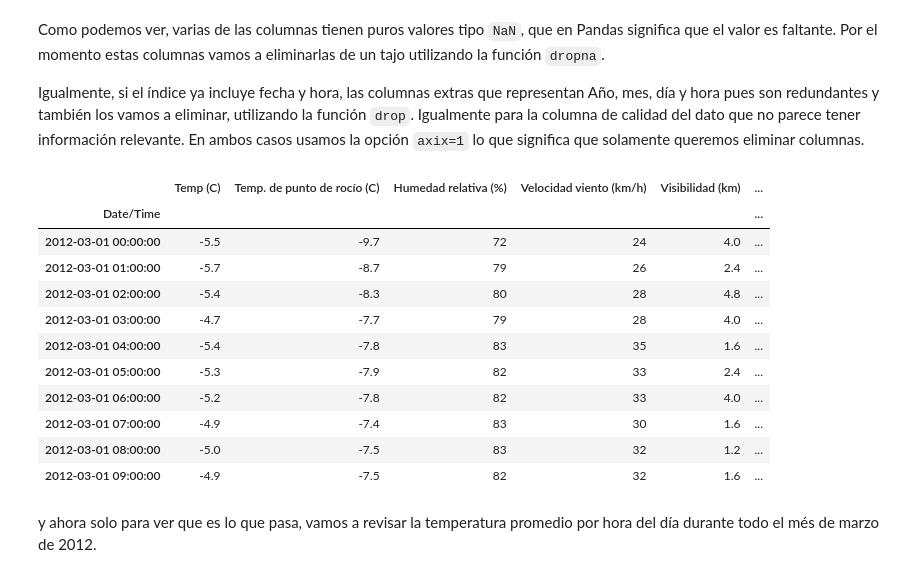
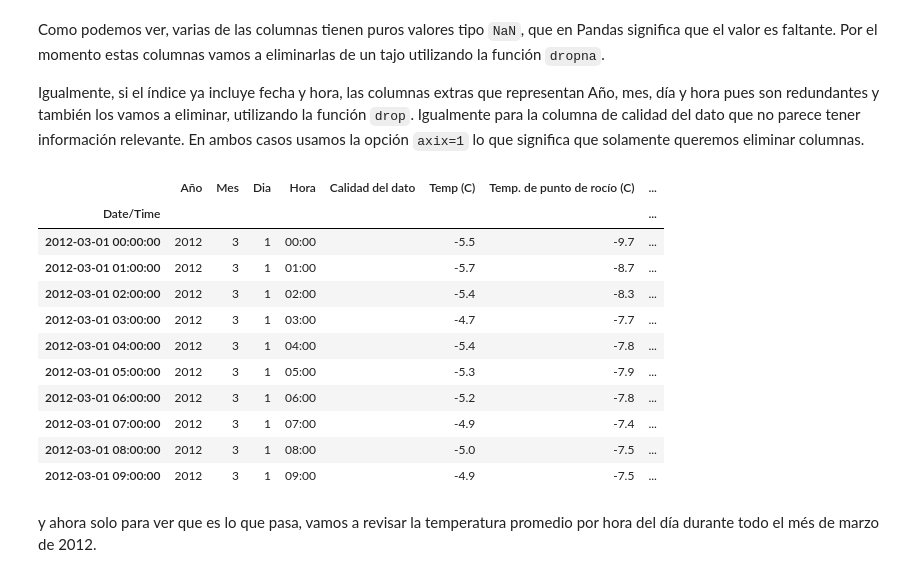
Before and after one commit to cursoRdP-unison/pandas, a Jupyter notebook: intro_pandas.ipynb, the cells around one changed output. Drawn from its saved outputs; the diff is of its cells as text; code cells hidden in the pictures.

```diff
--- a/intro_pandas.ipynb
+++ b/intro_pandas.ipynb
@@ -361,23 +390,38 @@ clima_mar2012.describe()
 Como podemos ver, varias de las columnas tienen puros valores tipo `NaN`, que en Pandas significa que el valor es faltante. Por el momento estas columnas vamos a eliminarlas de un tajo utilizando la función `dropna`.
 
 Igualmente, si el índice ya incluye fecha y hora, las columnas extras que representan Año, mes, día y hora pues son redundantes y también los vamos a eliminar, utilizando la función `drop`. Igualmente para la columna de calidad del dato que no parece tener información relevante. En ambos casos usamos la opción `axix=1` lo que significa que solamente queremos eliminar columnas.
-# %%
-clima_mar2012 = clima_mar2012.dropna(axis=1, how='any')
-clima_mar2012 = clima_mar2012.drop([u'Año', u'Mes', u'Dia', u'Hora', u'Calidad del dato'], axis=1)
-clima_mar2012.head(10)
-# %% [output]
-|  | Temp (C) | Temp. de punto de rocío (C) | Humedad relativa (%) | Velocidad viento (km/h) | Visibilidad (km) | ... |
-| Date/Time |  |  |  |  |  | ... |
-| 2012-03-01 00:00:00 | -5.5 | -9.7 | 72 | 24 | 4.0 | ... |
-| 2012-03-01 01:00:00 | -5.7 | -8.7 | 79 | 26 | 2.4 | ... |
-| 2012-03-01 02:00:00 | -5.4 | -8.3 | 80 | 28 | 4.8 | ... |
-| 2012-03-01 03:00:00 | -4.7 | -7.7 | 79 | 28 | 4.0 | ... |
-| 2012-03-01 04:00:00 | -5.4 | -7.8 | 83 | 35 | 1.6 | ... |
-| 2012-03-01 05:00:00 | -5.3 | -7.9 | 82 | 33 | 2.4 | ... |
-| 2012-03-01 06:00:00 | -5.2 | -7.8 | 82 | 33 | 4.0 | ... |
-| 2012-03-01 07:00:00 | -4.9 | -7.4 | 83 | 30 | 1.6 | ... |
-| 2012-03-01 08:00:00 | -5.0 | -7.5 | 83 | 32 | 1.2 | ... |
-| 2012-03-01 09:00:00 | -4.9 | -7.5 | 82 | 32 | 1.6 | ... |
+# %%
+clima_mar2012 = clima_mar2012.dropna(axis=1, how='any')
+#clima_mar2012 = clima_mar2012.drop([u'Temp. de punto de rocío (C)', u'Presión ambiental (kPa)',u'Año', u'Mes', u'Dia', u'Hora', u'Calidad del dato', u'Temp (C)',u'Visibilidad (km)', u'Clima'], axis=1)
+clima_mar2012_viento_humedad=clima_mar2012.dropna(axis=1, how='any')
+clima_mar2012_viento_humedad=clima_mar2012.drop([u'Temp. de punto de rocío (C)', u'Presión ambiental (kPa)',u'Año', u'Mes', u'Dia', u'Hora', u'Calidad del dato', u'Temp (C)',u'Visibilidad (km)', u'Clima'], axis=1)
+#clima_mar2012=clima_mar2012.drop([u'Año'], axis=1)
+
+"""clima_mar2012 = clima_mar2012.drop([u'Año', u'Mes', u'Dia', u'Hora', u'Calidad del dato', u'Temp (C)',
+    u'Temp Flag', u'Temp. de punto de rocío (C)', u'Temp. de punto de rocío Flag',
+    u'Humedad relativa Flag', u'Dirección viento (10s deg)', u'Dirección viento Flag',
+     u'Velocidad viento Flag', u'Visibilidad (km)', u'Visibilidad Flag',
+    u'Presión ambiental (kPa)', u'Presión ambiental Flag', u'Hmdx', u'Hmdx Flag', u'Factor de viento',
+    u'Factor de viento Flag', u'Clima'], axis=1)"""
+
+#clima_mar2012viento_humedad = fixed_df.ix[:,0:7].copy()
+
+clima_mar2012.head(10)
+#clima_mar2012_viento_humedad.head(10)
+#clima_mar2012.plot()
+# %% [output]
+|  | Año | Mes | Dia | Hora | Calidad del dato | Temp (C) | Temp. de punto de rocío (C) | ... |
+| Date/Time |  |  |  |  |  |  |  | ... |
+| 2012-03-01 00:00:00 | 2012 | 3 | 1 | 00:00 |  | -5.5 | -9.7 | ... |
+| 2012-03-01 01:00:00 | 2012 | 3 | 1 | 01:00 |  | -5.7 | -8.7 | ... |
+| 2012-03-01 02:00:00 | 2012 | 3 | 1 | 02:00 |  | -5.4 | -8.3 | ... |
+| 2012-03-01 03:00:00 | 2012 | 3 | 1 | 03:00 |  | -4.7 | -7.7 | ... |
+| 2012-03-01 04:00:00 | 2012 | 3 | 1 | 04:00 |  | -5.4 | -7.8 | ... |
+| 2012-03-01 05:00:00 | 2012 | 3 | 1 | 05:00 |  | -5.3 | -7.9 | ... |
+| 2012-03-01 06:00:00 | 2012 | 3 | 1 | 06:00 |  | -5.2 | -7.8 | ... |
+| 2012-03-01 07:00:00 | 2012 | 3 | 1 | 07:00 |  | -4.9 | -7.4 | ... |
+| 2012-03-01 08:00:00 | 2012 | 3 | 1 | 08:00 |  | -5.0 | -7.5 | ... |
+| 2012-03-01 09:00:00 | 2012 | 3 | 1 | 09:00 |  | -4.9 | -7.5 | ... |
 # %% [markdown]
 y ahora solo para ver que es lo que pasa, vamos a revisar la temperatura promedio por hora del día durante todo el més de marzo de 2012.
 # %%
```
Also changed, not shown: parts of 10 cells of this notebook, 1 other file.
